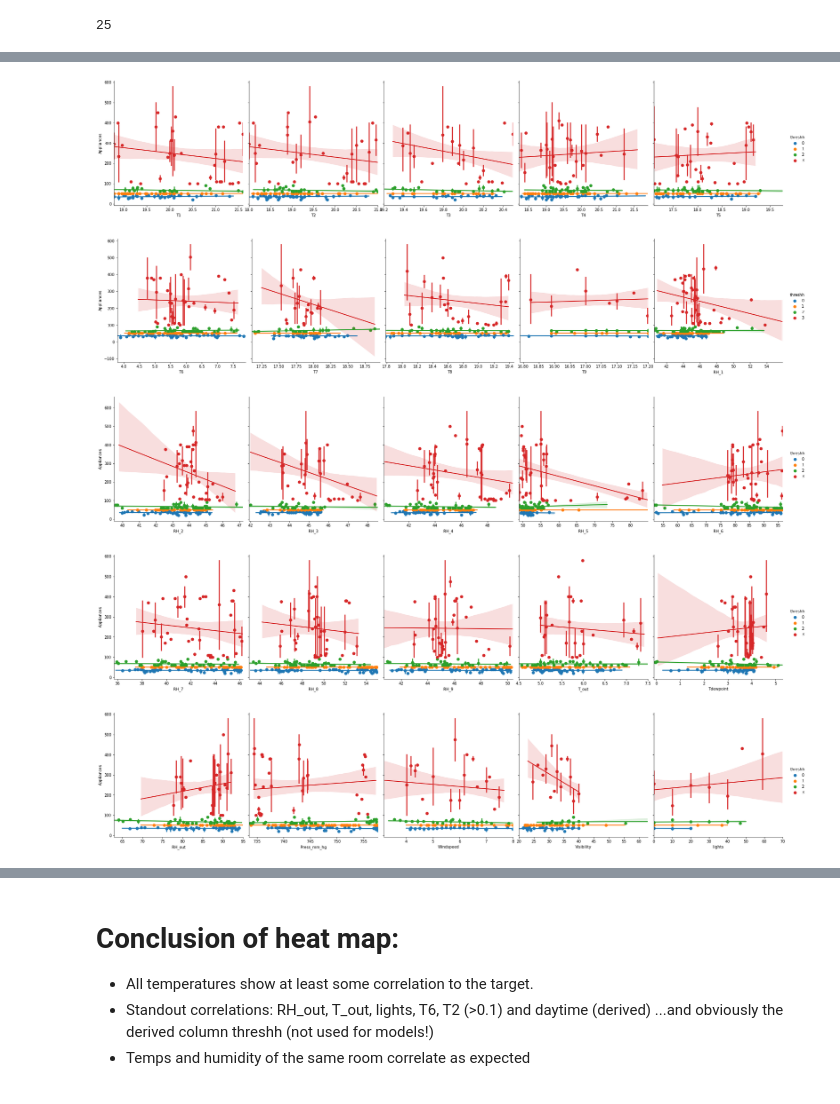
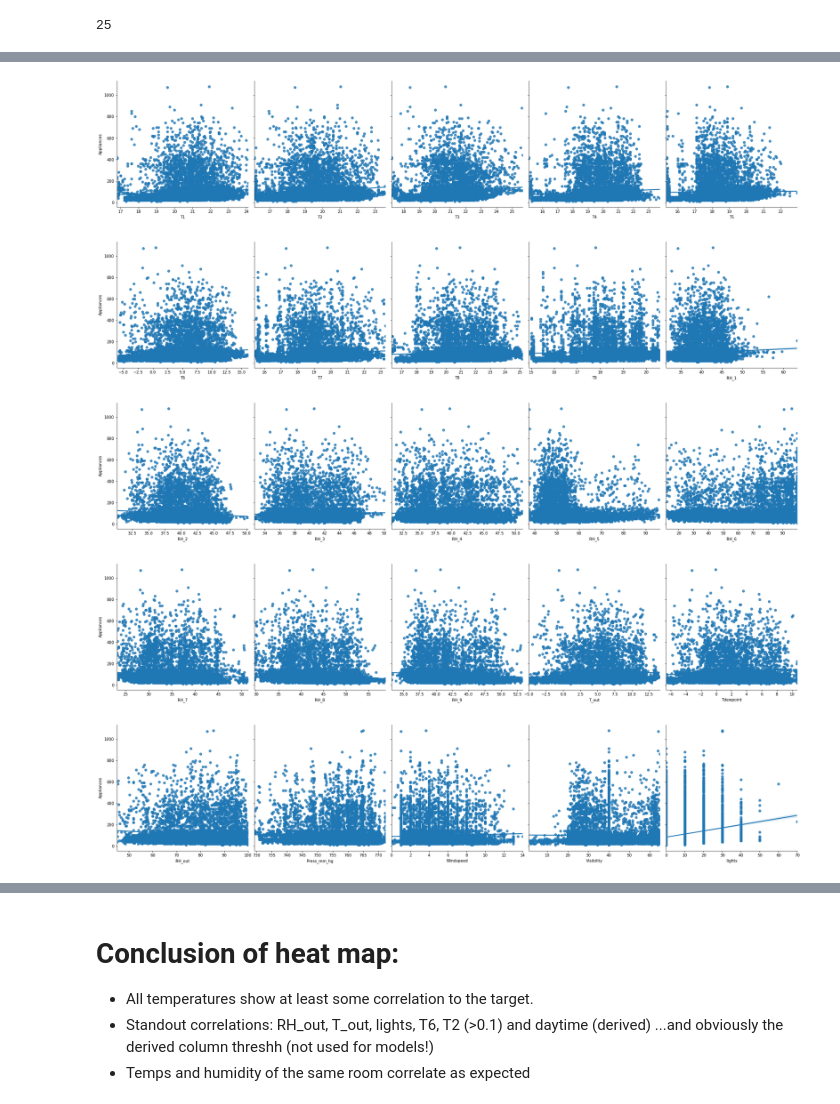
Before and after one commit to GenosW/ml-exercises, a Jupyter notebook: exercise1/energy.ipynb, the cells around one changed output, grey strips where cells are left out. Saved outputs shown, nothing was run; the diff lists cells and outputs as text; code cells hidden in the pictures.

```diff
--- a/exercise1/energy.ipynb
+++ b/exercise1/energy.ipynb
@@ -380,3 +378,6 @@ vis = df_raw
+# %%
+vis = df_raw
+vis['date'] = pd.to_datetime(vis['date'])
 # %%
 vis['threshh'] = vis.apply(lambda row: app_threshs(row), axis=1)
 vis.tail()
@@ -444,12 +459,12 @@ len(col_vars)
 # %%
 for i in range(5):
-    g = sns.PairGrid(vis[:2*day],x_vars=col_vars[i*5:(i+1)*5], y_vars=[col_target], hue="threshh", height=5)
+    g = sns.PairGrid(vis[:80*day],x_vars=col_vars[i*5:(i+1)*5], y_vars=[col_target], height=5)
     g.map(sns.regplot)
     g.add_legend()
-    g.savefig(plot_dir+f"regplot_lin_{i}.png")
+    g.savefig(plot_dir+f"regplot_lin_{i}_noThreshh.png")
 # %% [output]
-[figure, old version]
+[figure, new version]
-[figure, old version]
+[figure, new version]
-[figure, old version]
+[figure, new version]
-[figure, old version]
+[figure, new version]
-[figure, old version]
+[figure, new version]
```
Also changed, not shown: parts of 22 cells of this notebook, 16 other files.
